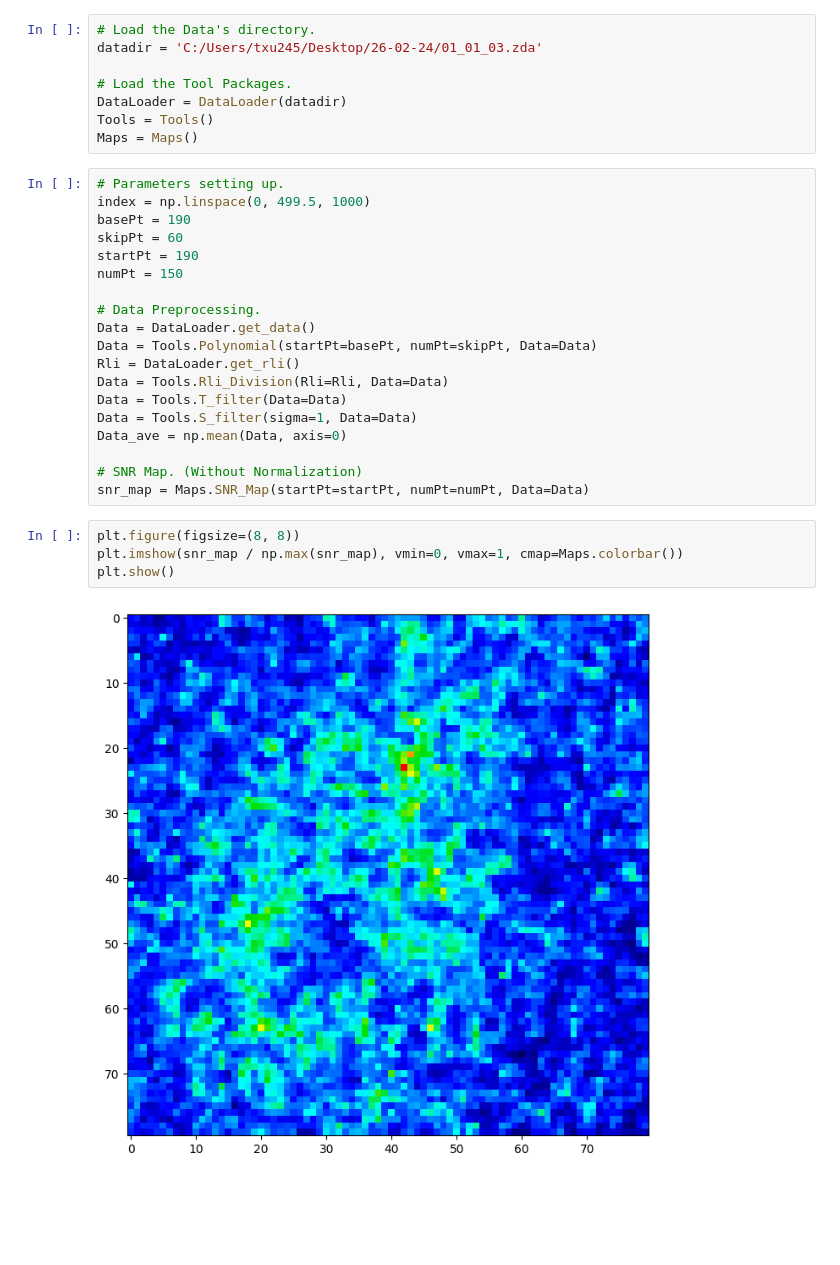
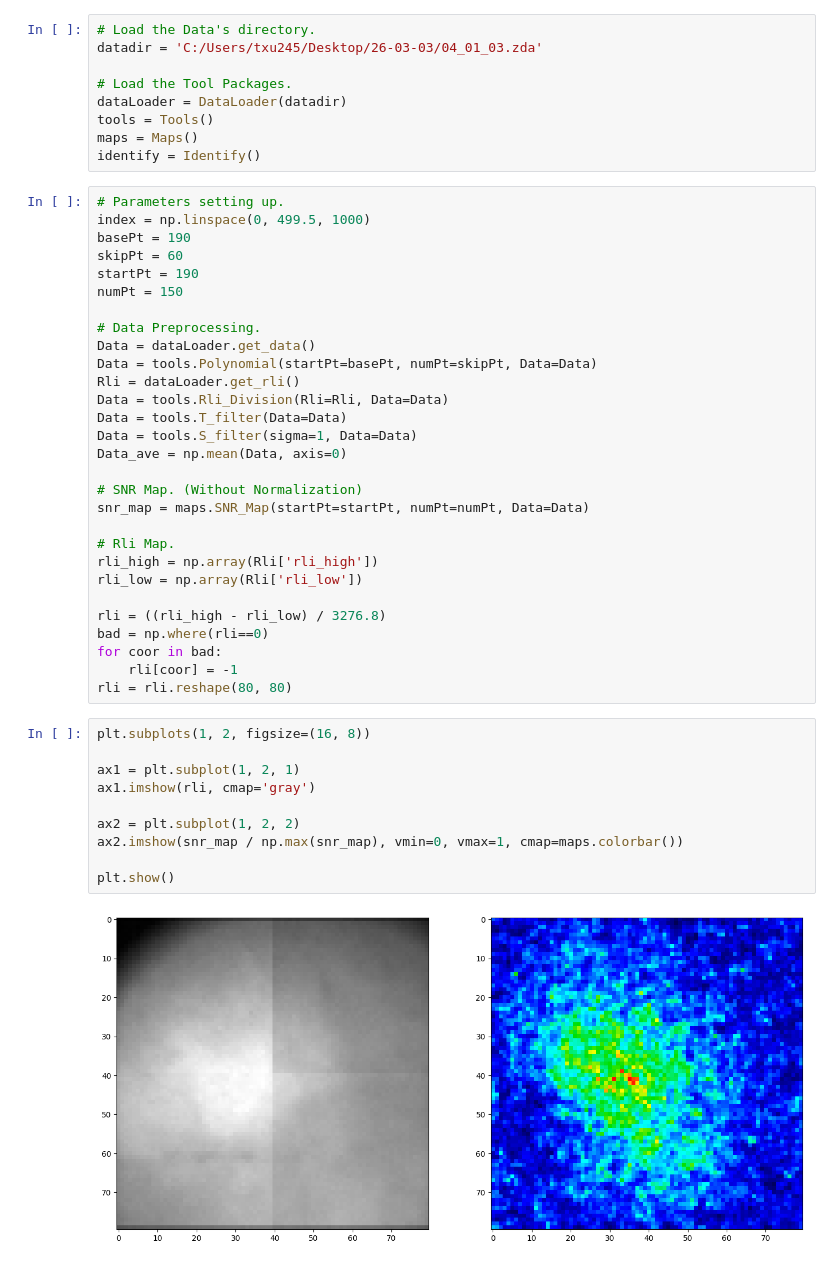
Before and after one commit to TianchengXu0420/ZDA_Adventure, a Jupyter notebook: 3x3Area.ipynb, the cells around one changed output. Saved outputs shown, nothing was run; the diff lists cells and outputs as text; blank space fills up the shorter version.

Commit message:
Single Cell Identify.

```diff
--- a/3x3Area.ipynb
+++ b/3x3Area.ipynb
@@ -12,11 +12,12 @@ from itertools import combinations
 # %%
 # Load the Data's directory.
-datadir = 'C:/Users/txu245/Desktop/26-02-24/01_01_03.zda'
+datadir = 'C:/Users/txu245/Desktop/26-03-03/04_01_03.zda'
 
 # Load the Tool Packages.
-DataLoader = DataLoader(datadir)
-Tools = Tools()
-Maps = Maps()
+dataLoader = DataLoader(datadir)
+tools = Tools()
+maps = Maps()
+identify = Identify()
 # %%
 # Parameters setting up.
 index = np.linspace(0, 499.5, 1000)
@@ -26,19 +27,35 @@ startPt = 190
 numPt = 150
 
 # Data Preprocessing.
-Data = DataLoader.get_data()
-Data = Tools.Polynomial(startPt=basePt, numPt=skipPt, Data=Data)
-Rli = DataLoader.get_rli()
-Data = Tools.Rli_Division(Rli=Rli, Data=Data)
-Data = Tools.T_filter(Data=Data)
-Data = Tools.S_filter(sigma=1, Data=Data)
+Data = dataLoader.get_data()
+Data = tools.Polynomial(startPt=basePt, numPt=skipPt, Data=Data)
+Rli = dataLoader.get_rli()
+Data = tools.Rli_Division(Rli=Rli, Data=Data)
+Data = tools.T_filter(Data=Data)
+Data = tools.S_filter(sigma=1, Data=Data)
 Data_ave = np.mean(Data, axis=0)
 
 # SNR Map. (Without Normalization)
-snr_map = Maps.SNR_Map(startPt=startPt, numPt=numPt, Data=Data)
+snr_map = maps.SNR_Map(startPt=startPt, numPt=numPt, Data=Data)
+
+# Rli Map.
+rli_high = np.array(Rli['rli_high'])
+rli_low = np.array(Rli['rli_low'])
+
+rli = ((rli_high - rli_low) / 3276.8)
+bad = np.where(rli==0)
+for coor in bad:
+    rli[coor] = -1
+rli = rli.reshape(80, 80)
 # %%
-plt.figure(figsize=(8, 8))
-plt.imshow(snr_map / np.max(snr_map), vmin=0, vmax=1, cmap=Maps.colorbar())
+plt.subplots(1, 2, figsize=(16, 8))
+
+ax1 = plt.subplot(1, 2, 1)
+ax1.imshow(rli, cmap='gray')
+
+ax2 = plt.subplot(1, 2, 2)
+ax2.imshow(snr_map / np.max(snr_map), vmin=0, vmax=1, cmap=maps.colorbar())
+
 plt.show()
 # %% [output]
-[figure, old version]
+[figure, new version]
```
Also changed, not shown: parts of 16 cells of this notebook.
